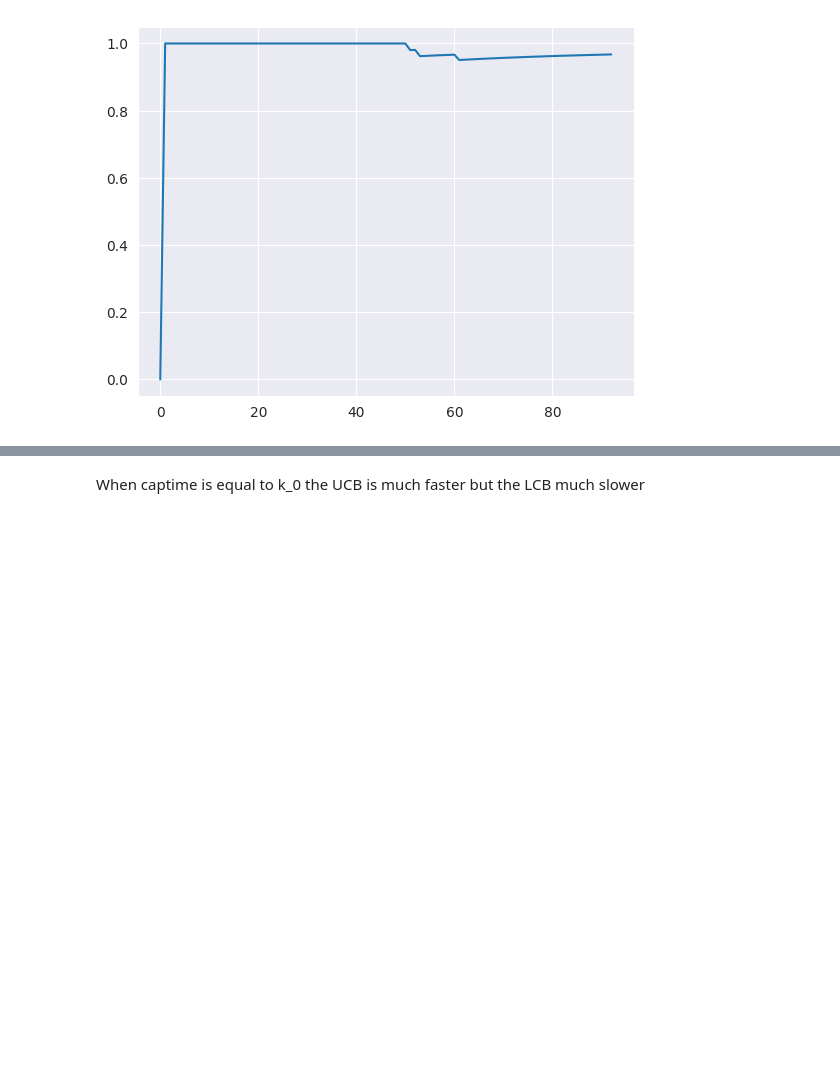
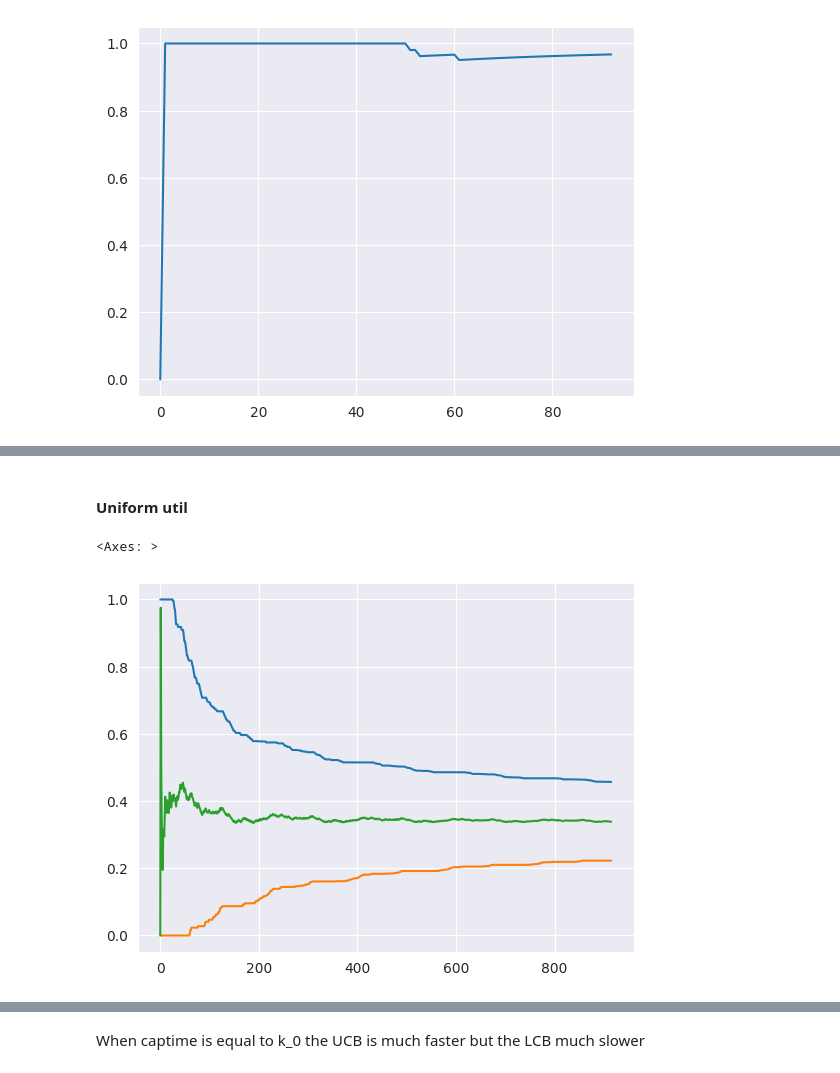
Before and after one commit to Skippybal/Styx, a Jupyter notebook: Utility_testing.ipynb, the cells around one changed output, grey strips where cells are left out. Saved outputs shown, nothing was run; the diff lists cells and outputs as text; code cells hidden in the pictures; blank space fills up the shorter version.

Commit message:
Add function for plotting bounds in Utility_testing.ipynb

```diff
--- a/Utility_testing.ipynb
+++ b/Utility_testing.ipynb
@@ -291,0 +258,39 @@ sns.lineplot(x=m, y=U_hat)
+# %%
+def uniform_util_single(t, k_0, alpha=1):
+        if t < k_0:
+            return 1 - (t/k_0)
+        else:
+            return 0
+# %%
+from COUP_runner import COUP
+def bound_plot_data(captime, k_0, dataframe_i, util_func, n_p=1, seed=721, repeats=1):
+    indices = list(dataframe_i.index)
+    random.seed(seed)
+    random.shuffle(indices)
+    captime = captime #9600
+    k_0 = k_0
+    F_hat = [0]
+    U_hat = [0]
+    UCB = [1]
+    LCB = [0]
+    n_p = n_p # number of configs only 1 here dunno if this will work..
+    m =[0] # n-istanes
+
+    p = 1 # phase 1 # TODO: how does this change when phase increases
+    delta= 0.05 # Failure probability?
+
+    for _ in range(repeats):
+        for i in indices:
+            # print(type(train_dataframe["Runtime"]))
+            m.append(m[-1] +1)
+            F_hat_i = ((m[-1] - 1) * F_hat[-1] + (1 if dataframe_i["Runtime"][i] < captime else 0)) / m[-1]
+            U_hat_i = ((m[-1] - 1) * U_hat[-1] + util_func(dataframe_i["Runtime"][i], k_0)) / m[-1]
+            F_hat.append(F_hat_i)
+            U_hat.append(U_hat_i)
+
+            alpha_i = COUP.alpha_p(p, n_p, m[-1], captime, delta)
+            UCB_i = min(U_hat[-1] + (1 - util_func(captime, k_0)) * alpha_i, UCB[-1])
+            LCB_i = max(U_hat[-1] - alpha_i - util_func(captime, k_0) * (1 - F_hat[-1]), LCB[-1])
+            UCB.append(UCB_i)
+            LCB.append(LCB_i)
+    return F_hat, U_hat, UCB, LCB, m
@@ -351,0 +336,10 @@ sns.lineplot(x=m, y=U_hat)
+# %% [markdown]
+#### Uniform util
+# %%
+F_hat, U_hat, UCB, LCB, m = bound_plot_data(captime=9600, k_0=250, dataframe_i=dataframe, util_func=uniform_util_single, repeats=5)
+sns.lineplot(x=m, y=UCB)
+sns.lineplot(x=m, y=LCB)
+sns.lineplot(x=m, y=U_hat)
+# %% [output]
+<Axes: >
+[figure, added]
```
Also changed, not shown: parts of 14 cells of this notebook.
